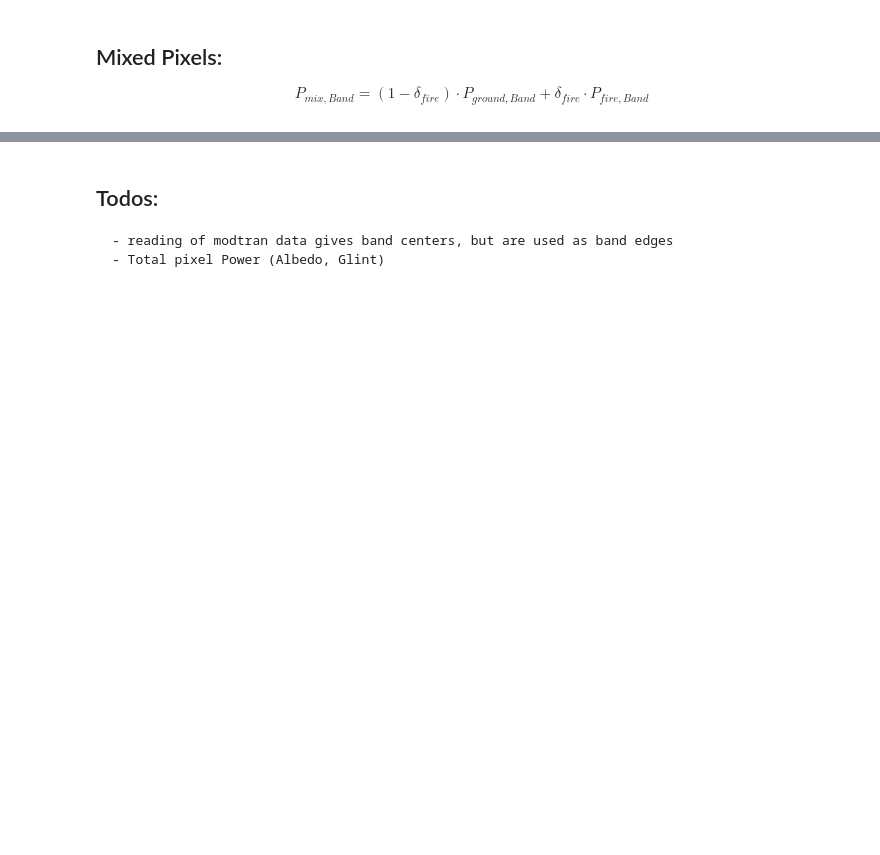
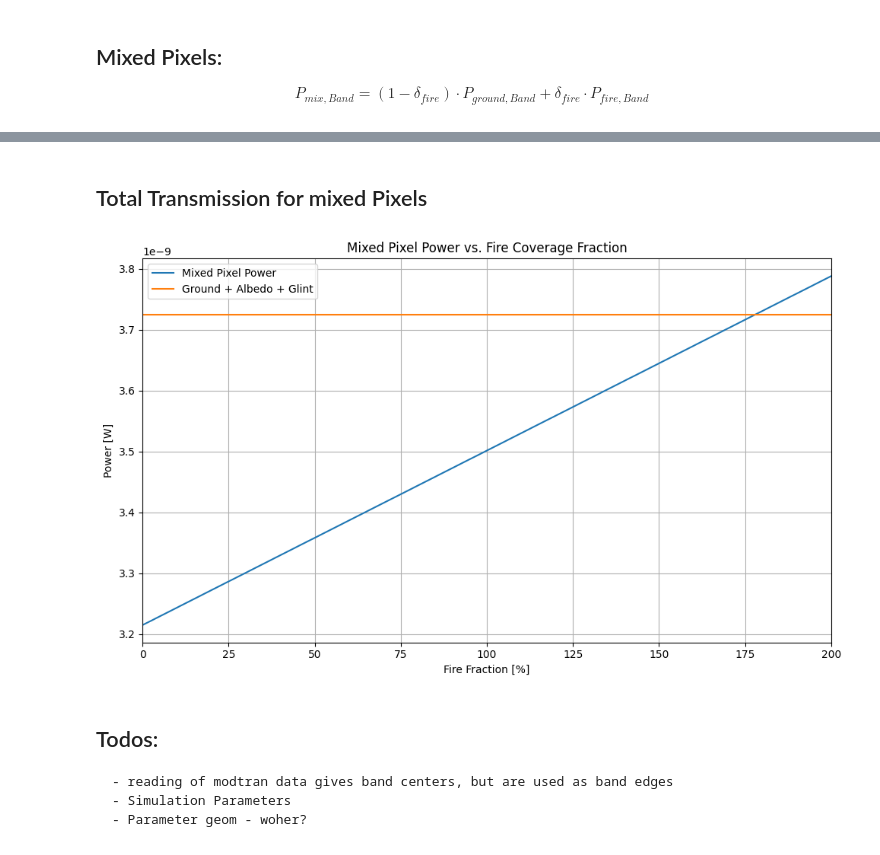
Before and after one commit to Azmi0205/Studienarbeit, a Jupyter notebook: BosonPlusSim.ipynb, the cells around one changed output, grey strips where cells are left out. Saved outputs shown, nothing was run; the diff lists cells and outputs as text; code cells hidden in the pictures; blank space fills up the shorter version.

Commit message:
simulation finished, not checked

```diff
--- a/BosonPlusSim.ipynb
+++ b/BosonPlusSim.ipynb
@@ -436,4 +517,24 @@ plt.show()
+# %% [markdown]
+## Total Transmission for mixed Pixels
+# %%
+P_total_array = [P_total] * len(delta_area)
+
+plt.figure(figsize=(10,6))
+plt.plot(delta_area, mix_powers, label="Mixed Pixel Power")
+plt.plot(delta_area, P_total_array, label="Ground + Albedo + Glint")
+#plt.yscale("log")
+plt.xlim(min(delta_area), max(delta_area))
+plt.xlabel('Fire Fraction [%]')
+plt.ylabel('Power [W]')
+plt.title('Mixed Pixel Power vs. Fire Coverage Fraction')
+plt.grid(True)
+plt.legend()
+plt.tight_layout()
+plt.show()
+# %% [output]
+[figure, added]
 # %% [markdown]
 ## Todos:
     - reading of modtran data gives band centers, but are used as band edges
-    - Total pixel Power (Albedo, Glint)
+    - Simulation Parameters
+    - Parameter geom - woher?
```
Also changed, not shown: parts of 12 cells of this notebook, 1 other file.
